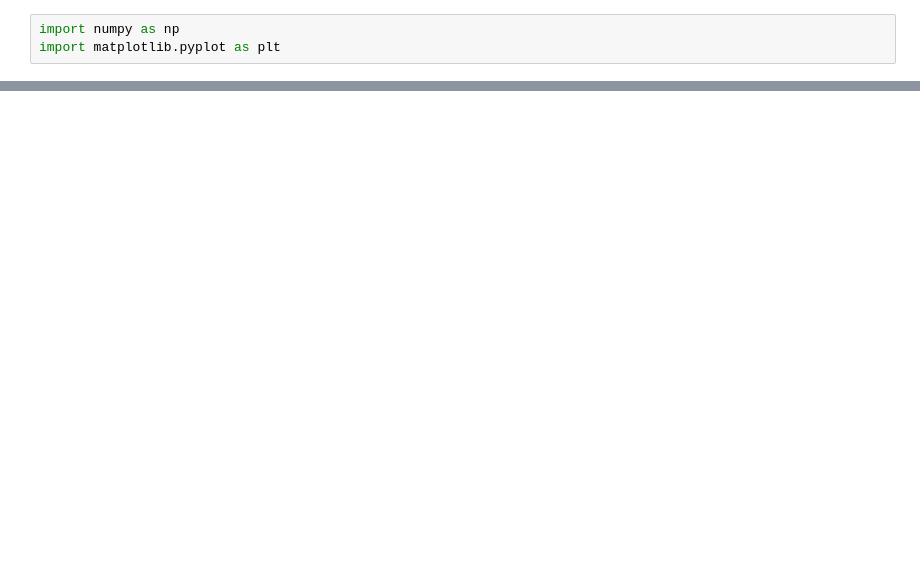
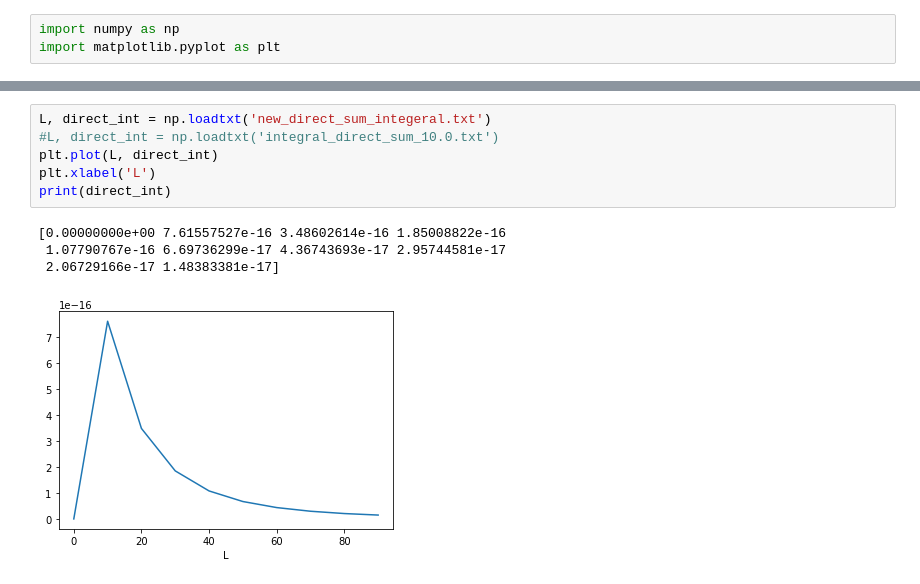
Before and after one commit to aleksandrbowkis/bispec_opt_est, a Jupyter notebook: N2_numerical/N2_tests.ipynb, the cells around one changed output, grey strips where cells are left out. Saved outputs shown, nothing was run; the diff lists cells and outputs as text; blank space fills up the shorter version.

Commit message:
direct sum

```diff
--- a/N2_numerical/N2_tests.ipynb
+++ b/N2_numerical/N2_tests.ipynb
@@ -9,0 +51,11 @@ plt.loglog(L, out)
+# %%
+L, direct_int = np.loadtxt('new_direct_sum_integeral.txt')
+#L, direct_int = np.loadtxt('integral_direct_sum_10.0.txt')
+plt.plot(L, direct_int)
+plt.xlabel('L')
+print(direct_int)
+# %% [output]
+[0.00000000e+00 7.61557527e-16 3.48602614e-16 1.85008822e-16
+ 1.07790767e-16 6.69736299e-17 4.36743693e-17 2.95744581e-17
+ 2.06729166e-17 1.48383381e-17]
+[figure, added]
```
Also changed, not shown: parts of 9 cells of this notebook, 1 other file.
